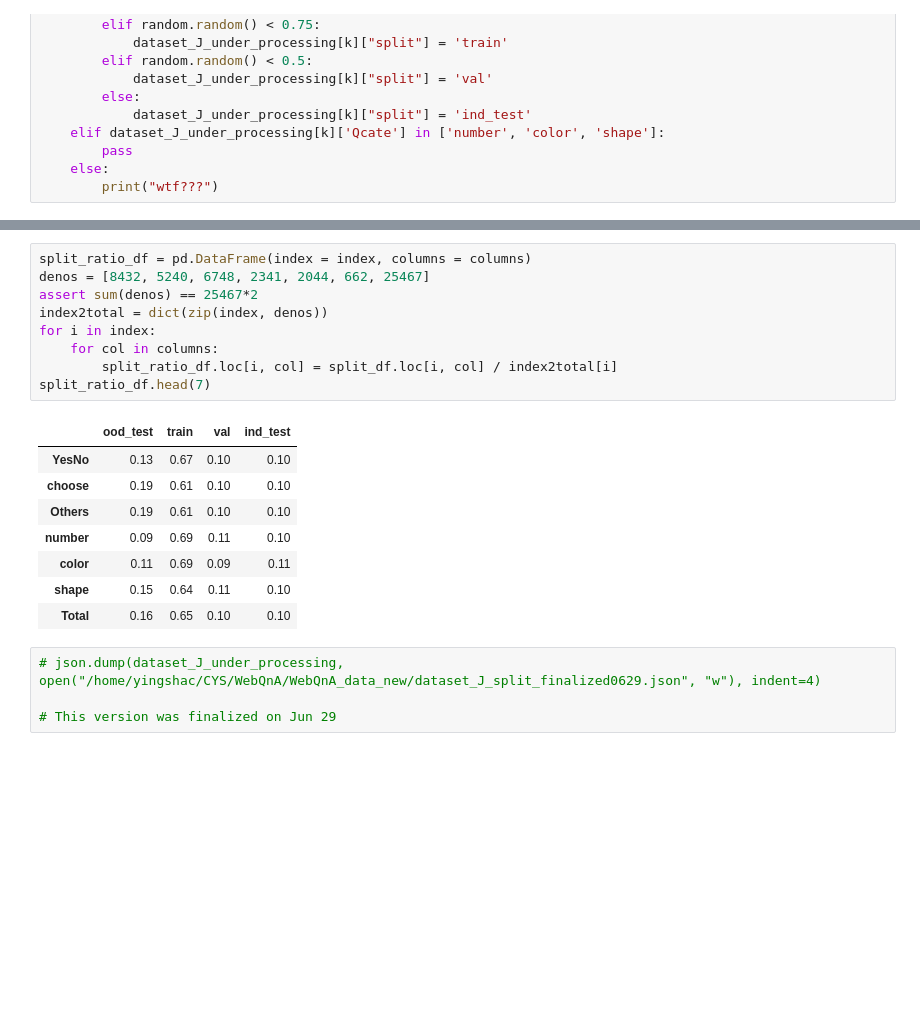
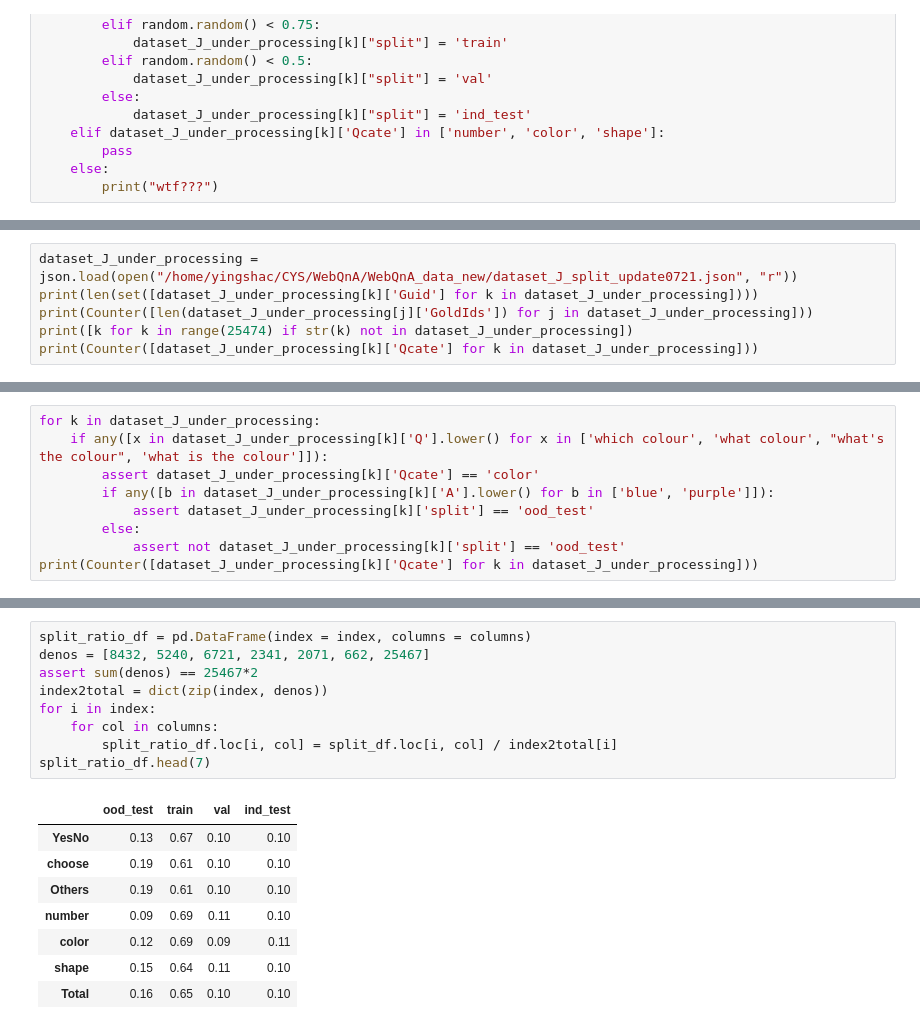
Before and after one commit to WebQnA/WebQA_Baseline, a Jupyter notebook: vlp/notebooks/Finalize_split.ipynb, the cells around one changed output, grey strips where cells are left out. Drawn from its saved outputs; the diff is of its cells as text; blank space fills up the shorter version.

```diff
--- a/vlp/notebooks/Finalize_split.ipynb
+++ b/vlp/notebooks/Finalize_split.ipynb
@@ -53,0 +64,6 @@ for k in dataset_J_under_processing:
+# %%
+dataset_J_under_processing = json.load(open("/home/yingshac/CYS/WebQnA/WebQnA_data_new/dataset_J_split_update0721.json", "r"))
+print(len(set([dataset_J_under_processing[k]['Guid'] for k in dataset_J_under_processing])))
+print(Counter([len(dataset_J_under_processing[j]['GoldIds']) for j in dataset_J_under_processing]))
+print([k for k in range(25474) if str(k) not in dataset_J_under_processing])
+print(Counter([dataset_J_under_processing[k]['Qcate'] for k in dataset_J_under_processing]))
@@ -53,0 +74,9 @@ for k in dataset_J_under_processing:
+# %%
+for k in dataset_J_under_processing:
+    if any([x in dataset_J_under_processing[k]['Q'].lower() for x in ['which colour', 'what colour', "what's the colour", 'what is the colour']]):
+        assert dataset_J_under_processing[k]['Qcate'] == 'color'
+        if any([b in dataset_J_under_processing[k]['A'].lower() for b in ['blue', 'purple']]):
+            assert dataset_J_under_processing[k]['split'] == 'ood_test'
+        else:
+            assert not dataset_J_under_processing[k]['split'] == 'ood_test'
+print(Counter([dataset_J_under_processing[k]['Qcate'] for k in dataset_J_under_processing]))
@@ -74,23 +105,19 @@ split_df.head(7)
 # %%
 split_ratio_df = pd.DataFrame(index = index, columns = columns)
-denos = [8432, 5240, 6748, 2341, 2044, 662, 25467]
+denos = [8432, 5240, 6721, 2341, 2071, 662, 25467]
 assert sum(denos) == 25467*2
 index2total = dict(zip(index, denos))
 for i in index:
     for col in columns:
         split_ratio_df.loc[i, col] = split_df.loc[i, col] / index2total[i]
 split_ratio_df.head(7)
 # %% [output]
 |  | ood_test | train | val | ind_test |
 | YesNo | 0.13 | 0.67 | 0.10 | 0.10 |
 | choose | 0.19 | 0.61 | 0.10 | 0.10 |
 | Others | 0.19 | 0.61 | 0.10 | 0.10 |
 | number | 0.09 | 0.69 | 0.11 | 0.10 |
-| color | 0.11 | 0.69 | 0.09 | 0.11 |
+| color | 0.12 | 0.69 | 0.09 | 0.11 |
 | shape | 0.15 | 0.64 | 0.11 | 0.10 |
 | Total | 0.16 | 0.65 | 0.10 | 0.10 |
-# %%
-# json.dump(dataset_J_under_processing, open("/home/yingshac/CYS/WebQnA/WebQnA_data_new/dataset_J_split_finalized0629.json", "w"), indent=4)
-
-# This version was finalized on Jun 29
 # %%
```
Also changed, not shown: parts of 11 cells of this notebook, 57 other files.
